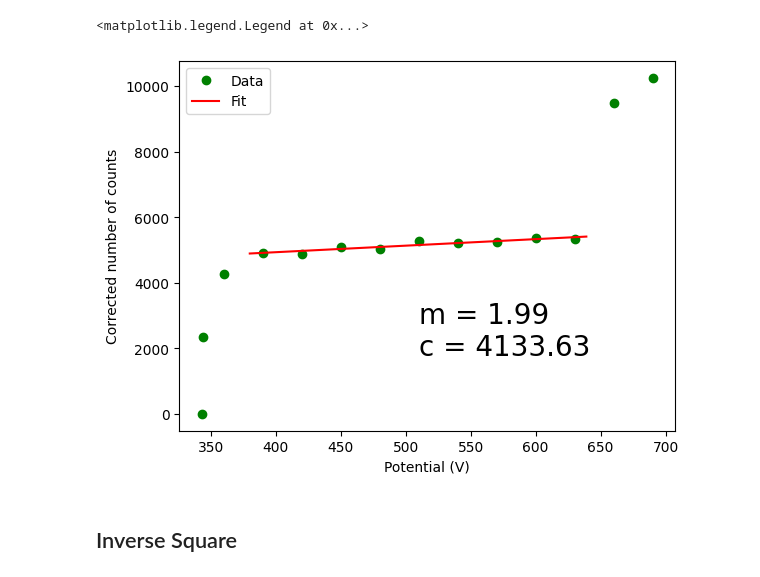
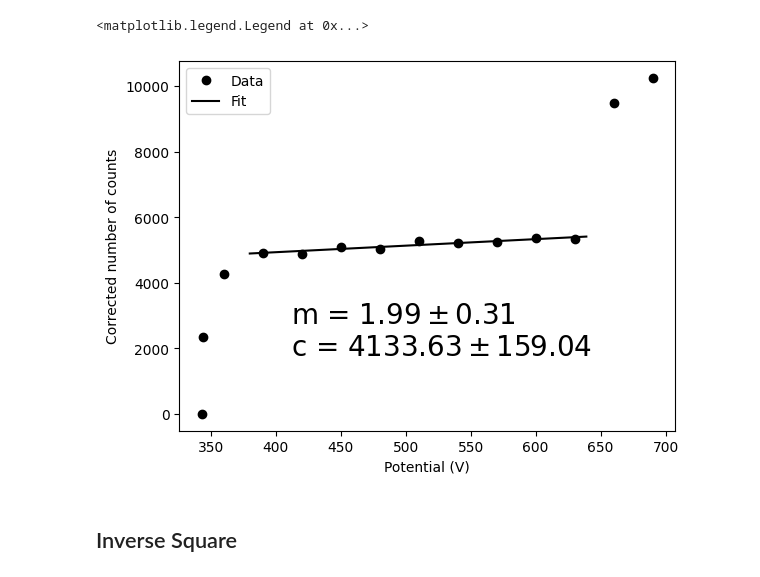
Before and after one commit to PeithonKing/lab_reports, a Jupyter notebook: Sem6/Nuclear_Physics/Expt1/process.ipynb, the cells around one changed output. Cells and saved outputs as stored; diff of their text form; code cells hidden in the pictures.

```diff
--- a/Sem6/Nuclear_Physics/Expt1/process.ipynb
+++ b/Sem6/Nuclear_Physics/Expt1/process.ipynb
@@ -16,20 +16,20 @@ popt, pcov = curve_fit(func, xs[3:-2], ys[3:-2])
 # popt = [0.000109843, -0.00126324]
 # %%
 xFit = np.arange(380, 640, 1)
-plt.plot(xs, ys, 'go', label='Data')
-plt.plot(xFit, func(xFit, *popt), 'r', label='Fit')
+plt.plot(xs, ys, 'ko', label='Data')
+plt.plot(xFit, func(xFit, *popt), 'k', label='Fit')
 
-text = f"""
-m = {popt[0]:.2f}
-c = {popt[1]:.2f}
+text = rf"""
+m = ${popt[0]:.2f} \pm {pcov[0,0]**0.5:.2f}$
+c = ${popt[1]:.2f} \pm {pcov[1,1]**0.5:.2f}$
 """
-plt.text(0.5, 0.2, text, fontsize=20, transform=plt.gcf().transFigure)
+plt.text(0.3, 0.2, text, fontsize=20, transform=plt.gcf().transFigure)
 plt.xlabel(r'Potential (V)')
 plt.ylabel(r'Corrected number of counts')
 plt.legend()
 # %% [output]
 <matplotlib.legend.Legend at 0x...>
-[figure, old version]
+[figure, new version]
 # %% [markdown]
 ## Inverse Square
 # %%
```
Also changed, not shown: parts of 9 cells of this notebook, 16 other files.
